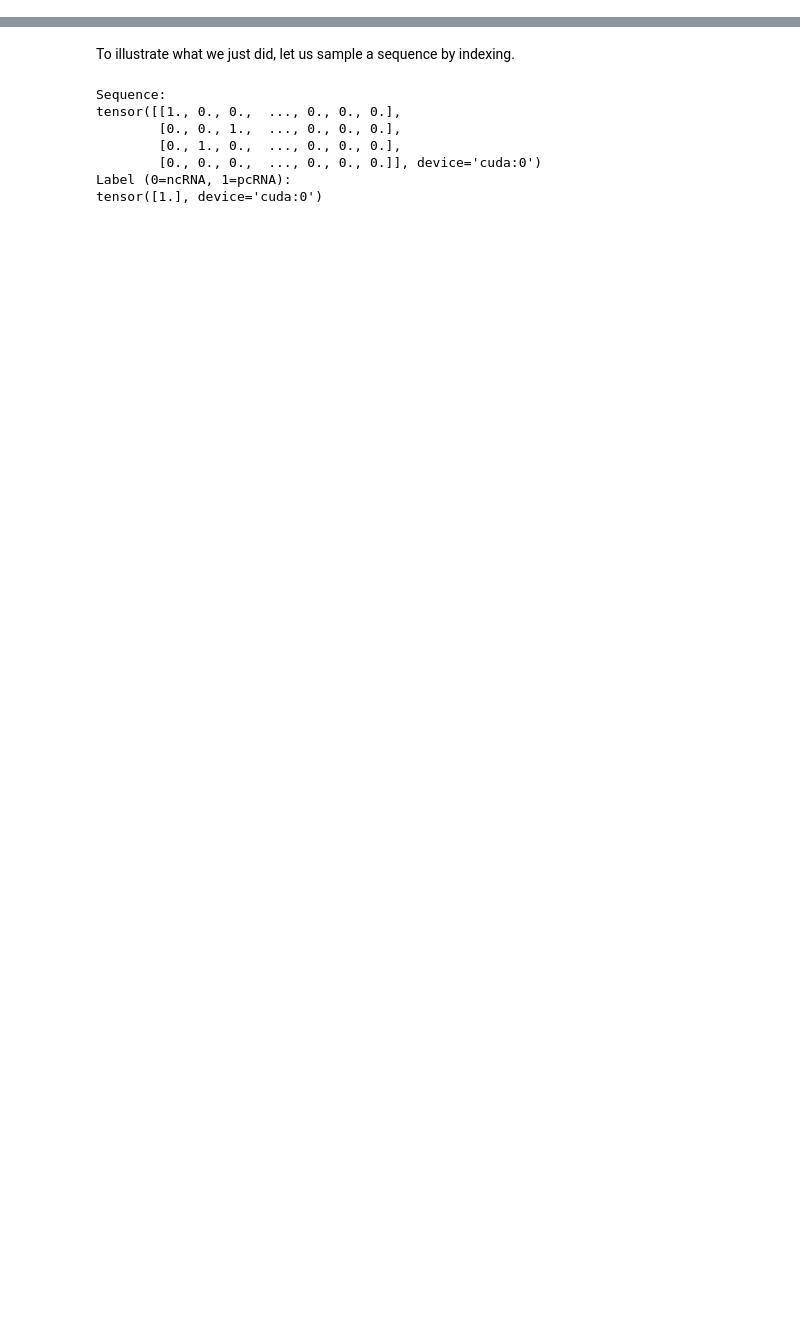
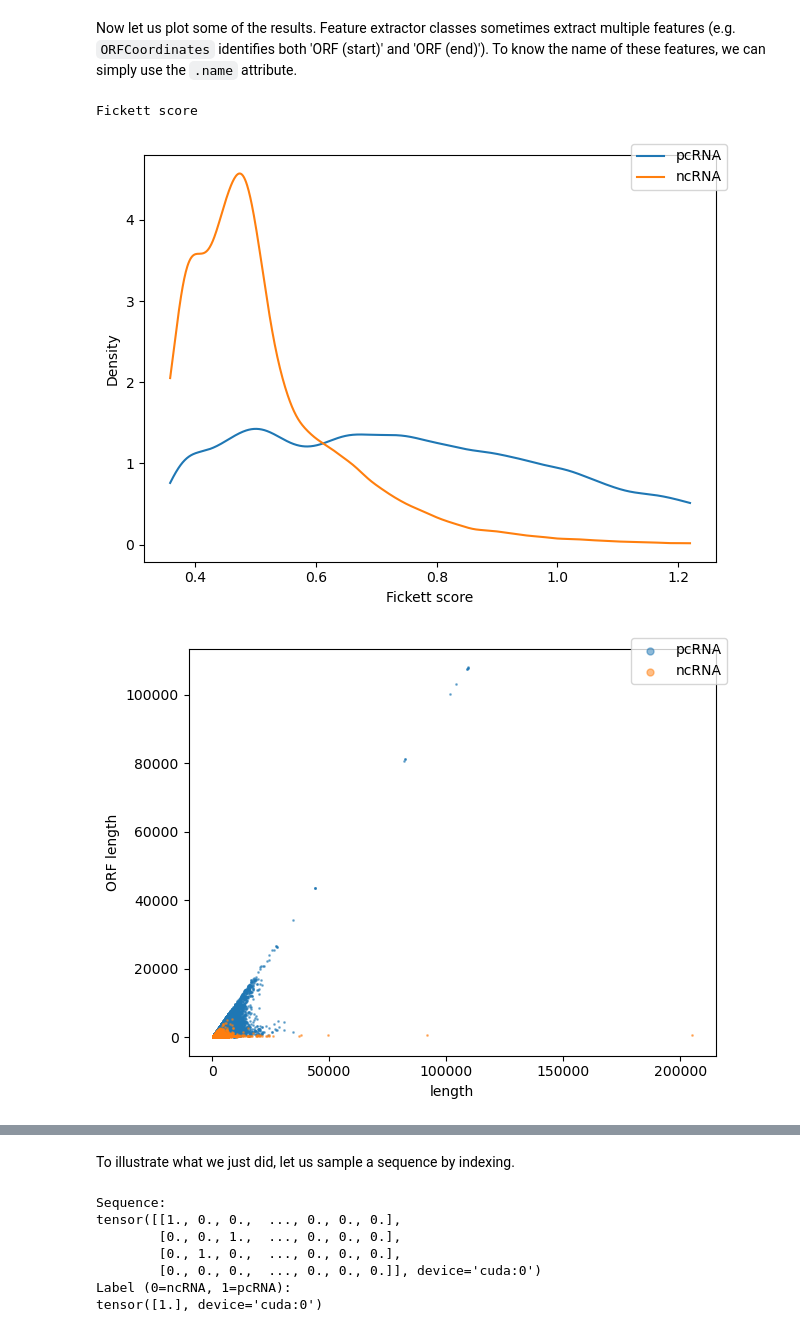
Before and after one commit to luukromeijn/lncRNA-Py, a Jupyter notebook: example.ipynb, the cells around one changed output, grey strips where cells are left out. Saved outputs shown, nothing was run; the diff lists cells and outputs as text; code cells hidden in the pictures; blank space fills up the shorter version.

```diff
--- a/example.ipynb
+++ b/example.ipynb
@@ -11,11 +28,13 @@ and lncRNA, respectively).
 # %%
 from lncrnapy.data import Data
 
-data_dir = '/data/s2592800/data' # Change this for your setup
+data_dir = 'data' # Change this for your setup
 
-pretrain_data = Data([f'{data_dir}/sequences/pretrain_human_pcrna.fasta',
-                      f'{data_dir}/sequences/pretrain_human_ncrna.fasta'])
+data = Data([f'{data_dir}/sequences/gencode.v46.pc_transcripts.fa',
+             f'{data_dir}/sequences/gencode.v46.lncRNA_transcripts.fa'])
+train, test = data.train_test_split(test_size=0.2)
+test.to_fasta('gencode.v46.test.fasta')
 
-print(pretrain_data)
+print(train)
 # %% [output]
 Importing data...
@@ -42,0 +73,11 @@ data into a four-dimensional representation.
+# %%
+from lncrnapy.features import FickettScore, Length, ORFCoordinates, ORFLength
+
+fickett = FickettScore(f'{data_dir}/features/fickett_paper.txt')
+length = Length()
+orf_coords = ORFCoordinates()
+orf_length = ORFLength()
+
+for dataset in [train, test]:
+    for feature_extractor in [fickett, length, orf_coords, orf_length]:
+        dataset.calculate_feature(feature_extractor)
@@ -42,0 +89,13 @@ data into a four-dimensional representation.
+# %% [markdown]
+Now let us plot some of the results. Feature extractor classes sometimes extract
+multiple features (e.g. `ORFCoordinates` identifies both 'ORF (start)' and
+'ORF (end)'). To know the name of these features, we can simply use the `.name`
+attribute.
+# %%
+train.plot_feature_density(fickett.name)
+train.plot_feature_scatter('length', 'ORF length')
+print(fickett.name)
+# %% [output]
+Fickett score
+[figure, added]
+[figure, added]
```
Also changed, not shown: parts of 17 cells of this notebook.
